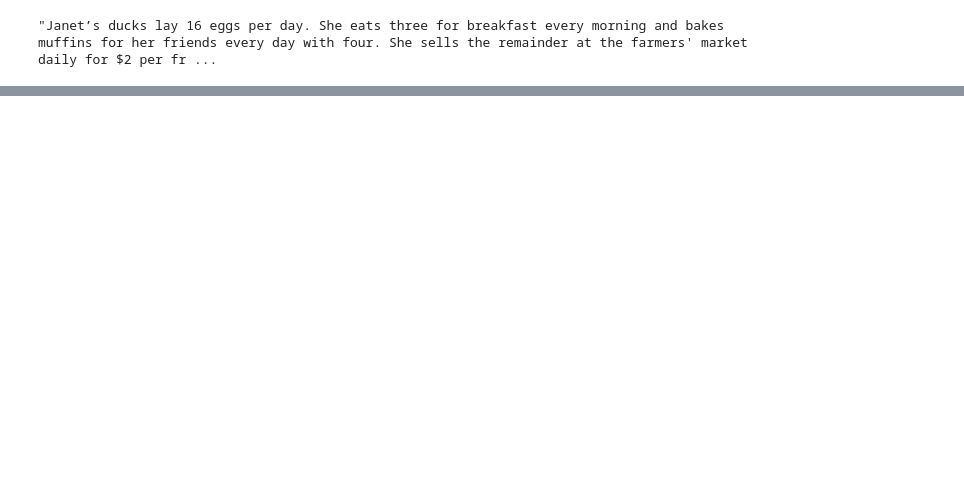
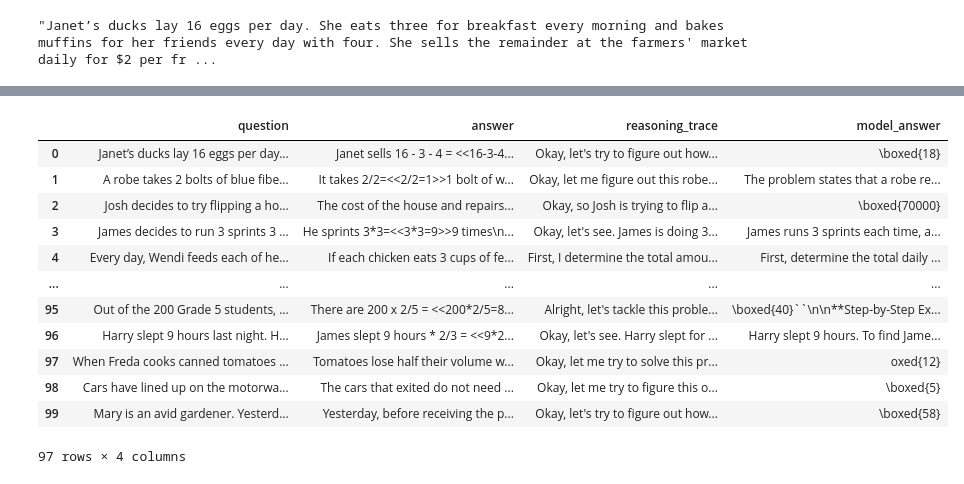
Before and after one commit to adityatadimeti/reasoning-distillation, a Jupyter notebook: evaluation-notebook.ipynb, the cells around one changed output, grey strips where cells are left out. Saved outputs shown, nothing was run; the diff lists cells and outputs as text; code cells hidden in the pictures; blank space fills up the shorter version.

```diff
--- a/evaluation-notebook.ipynb
+++ b/evaluation-notebook.ipynb
@@ -157,0 +308,18 @@ processed_df.to_parquet('data/processed_test_data.parquet')
+# %%
+combined_df_processed = combined_df[:100]
+combined_df_processed = combined_df_processed[combined_df_processed['model_answer'] != 'No answer provided']
+combined_df_processed
+# %% [output]
+|  | question | answer | reasoning_trace | model_answer |
+| 0 | Janet’s ducks lay 16 eggs per day... | Janet sells 16 - 3 - 4 = <<16-3-4... | Okay, let's try to figure out how... | \boxed{18} |
+| 1 | A robe takes 2 bolts of blue fibe... | It takes 2/2=<<2/2=1>>1 bolt of w... | Okay, let me figure out this robe... | The problem states that a robe re... |
+| 2 | Josh decides to try flipping a ho... | The cost of the house and repairs... | Okay, so Josh is trying to flip a... | \boxed{70000} |
+| 3 | James decides to run 3 sprints 3 ... | He sprints 3*3=<<3*3=9>>9 times\n... | Okay, let's see. James is doing 3... | James runs 3 sprints each time, a... |
+| 4 | Every day, Wendi feeds each of he... | If each chicken eats 3 cups of fe... | First, I determine the total amou... | First, determine the total daily ... |
+| ... | ... | ... | ... | ... |
+| 95 | Out of the 200 Grade 5 students, ... | There are 200 x 2/5 = <<200*2/5=8... | Alright, let's tackle this proble... | \boxed{40}``\n\n**Step-by-Step Ex... |
+| 96 | Harry slept 9 hours last night. H... | James slept 9 hours * 2/3 = <<9*2... | Okay, let's see. Harry slept for ... | Harry slept 9 hours. To find Jame... |
+| 97 | When Freda cooks canned tomatoes ... | Tomatoes lose half their volume w... | Okay, let me try to solve this pr... | oxed{12} |
+| 98 | Cars have lined up on the motorwa... | The cars that exited do not need ... | Okay, let me try to figure this o... | \boxed{5} |
+| 99 | Mary is an avid gardener. Yesterd... | Yesterday, before receiving the p... | Okay, let's try to figure out how... | \boxed{58} |
+97 rows × 4 columns
```
Also changed, not shown: parts of 13 cells of this notebook, 6 other files.
